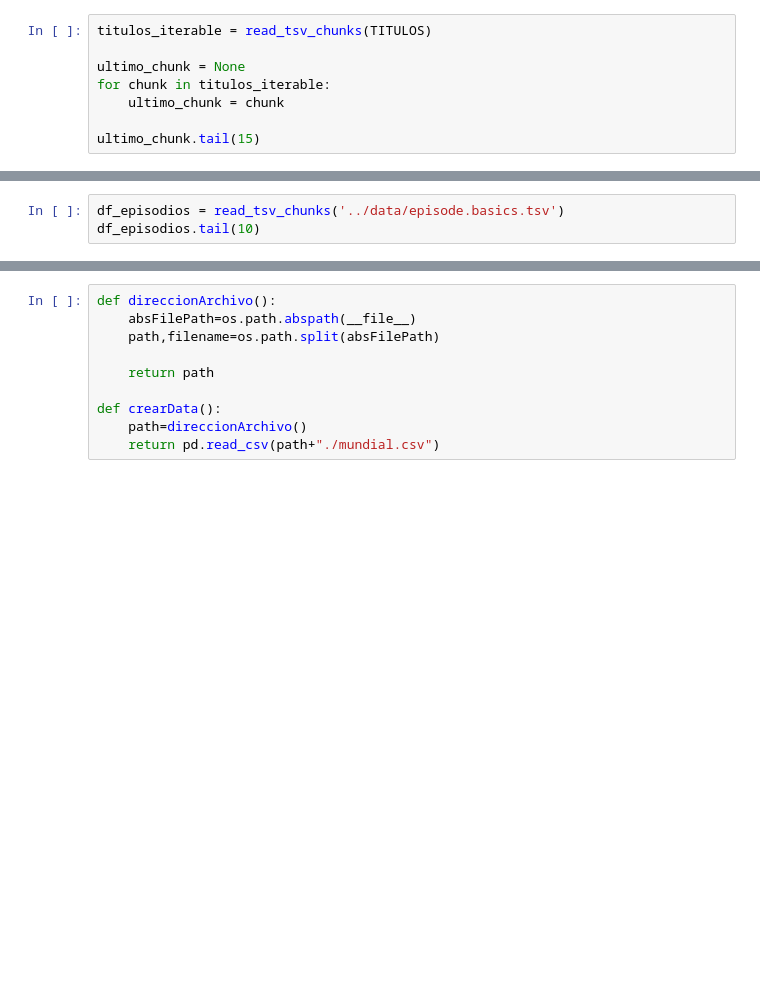
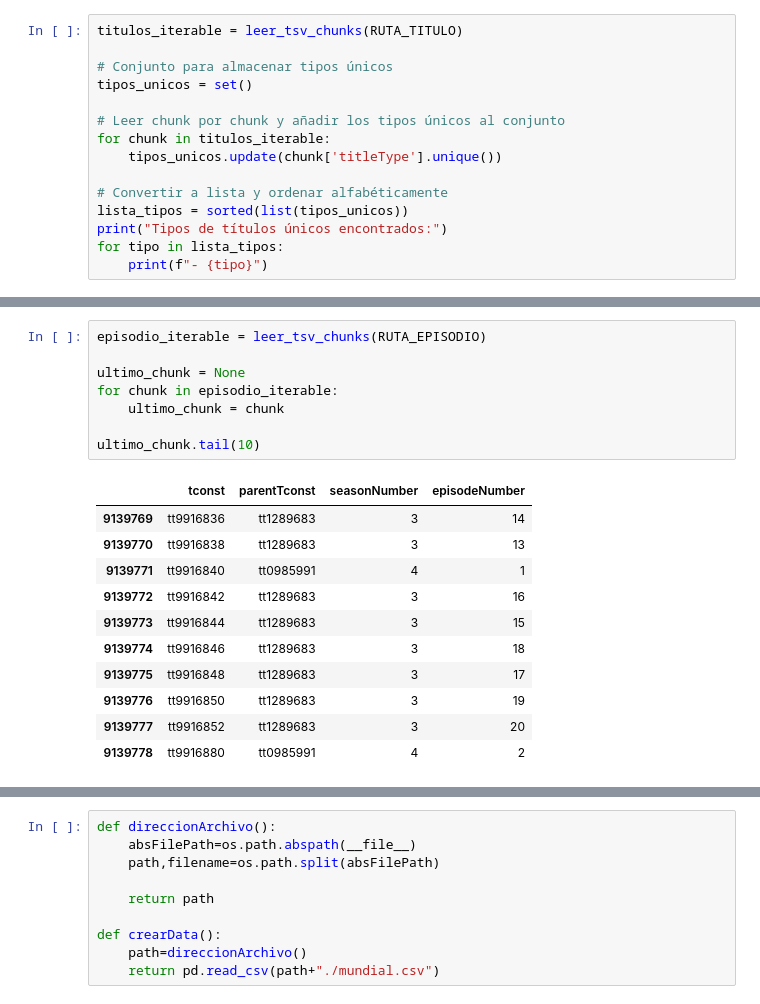
Before and after one commit to franncoronel/g5-backend, a Jupyter notebook: src/prueba.ipynb, the cells around one changed output, grey strips where cells are left out. Cells and saved outputs as stored; diff of their text form; blank space fills up the shorter version.

```diff
--- a/src/prueba.ipynb
+++ b/src/prueba.ipynb
@@ -9,9 +30,16 @@ def read_tsv_chunks(file_path: str):
 # %%
-titulos_iterable = read_tsv_chunks(TITULOS)
+titulos_iterable = leer_tsv_chunks(RUTA_TITULO)
 
-ultimo_chunk = None
+# Conjunto para almacenar tipos únicos
+tipos_unicos = set()
+
+# Leer chunk por chunk y añadir los tipos únicos al conjunto
 for chunk in titulos_iterable:
-    ultimo_chunk = chunk
+    tipos_unicos.update(chunk['titleType'].unique())
 
-ultimo_chunk.tail(15)
+# Convertir a lista y ordenar alfabéticamente
+lista_tipos = sorted(list(tipos_unicos))
+print("Tipos de títulos únicos encontrados:")
+for tipo in lista_tipos:
+    print(f"- {tipo}")
 # %% [output]
@@ -53,4 +310,21 @@ df_crew.tail(10)
 # %%
-df_episodios = read_tsv_chunks('../data/episode.basics.tsv')
-df_episodios.tail(10)
+episodio_iterable = leer_tsv_chunks(RUTA_EPISODIO)
+
+ultimo_chunk = None
+for chunk in episodio_iterable:
+    ultimo_chunk = chunk
+
+ultimo_chunk.tail(10)
+# %% [output]
+|  | tconst | parentTconst | seasonNumber | episodeNumber |
+| 9139769 | tt9916836 | tt1289683 | 3 | 14 |
+| 9139770 | tt9916838 | tt1289683 | 3 | 13 |
+| 9139771 | tt9916840 | tt0985991 | 4 | 1 |
+| 9139772 | tt9916842 | tt1289683 | 3 | 16 |
+| 9139773 | tt9916844 | tt1289683 | 3 | 15 |
+| 9139774 | tt9916846 | tt1289683 | 3 | 18 |
+| 9139775 | tt9916848 | tt1289683 | 3 | 17 |
+| 9139776 | tt9916850 | tt1289683 | 3 | 19 |
+| 9139777 | tt9916852 | tt1289683 | 3 | 20 |
+| 9139778 | tt9916880 | tt0985991 | 4 | 2 |
 # %%
```
Also changed, not shown: parts of 11 cells of this notebook.
